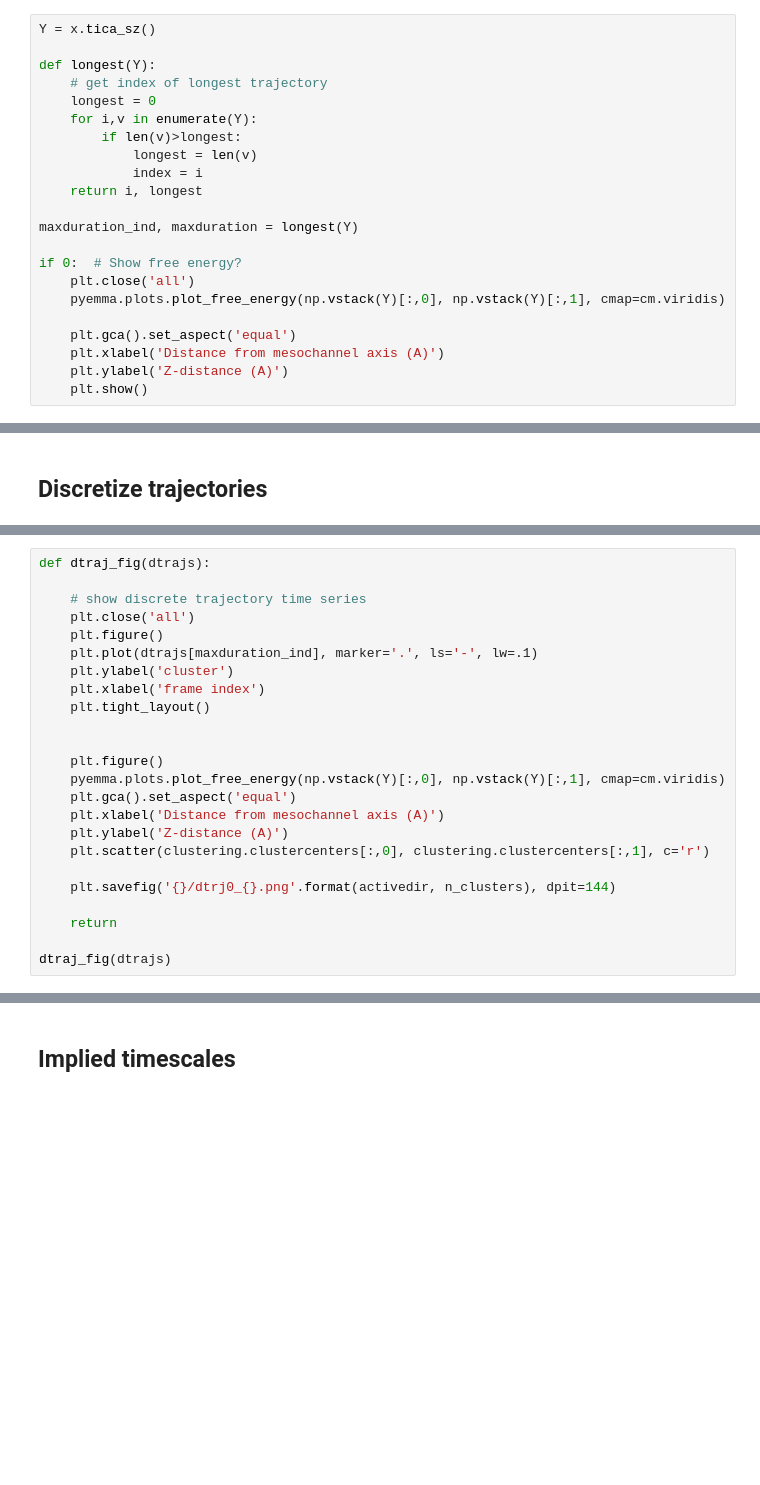
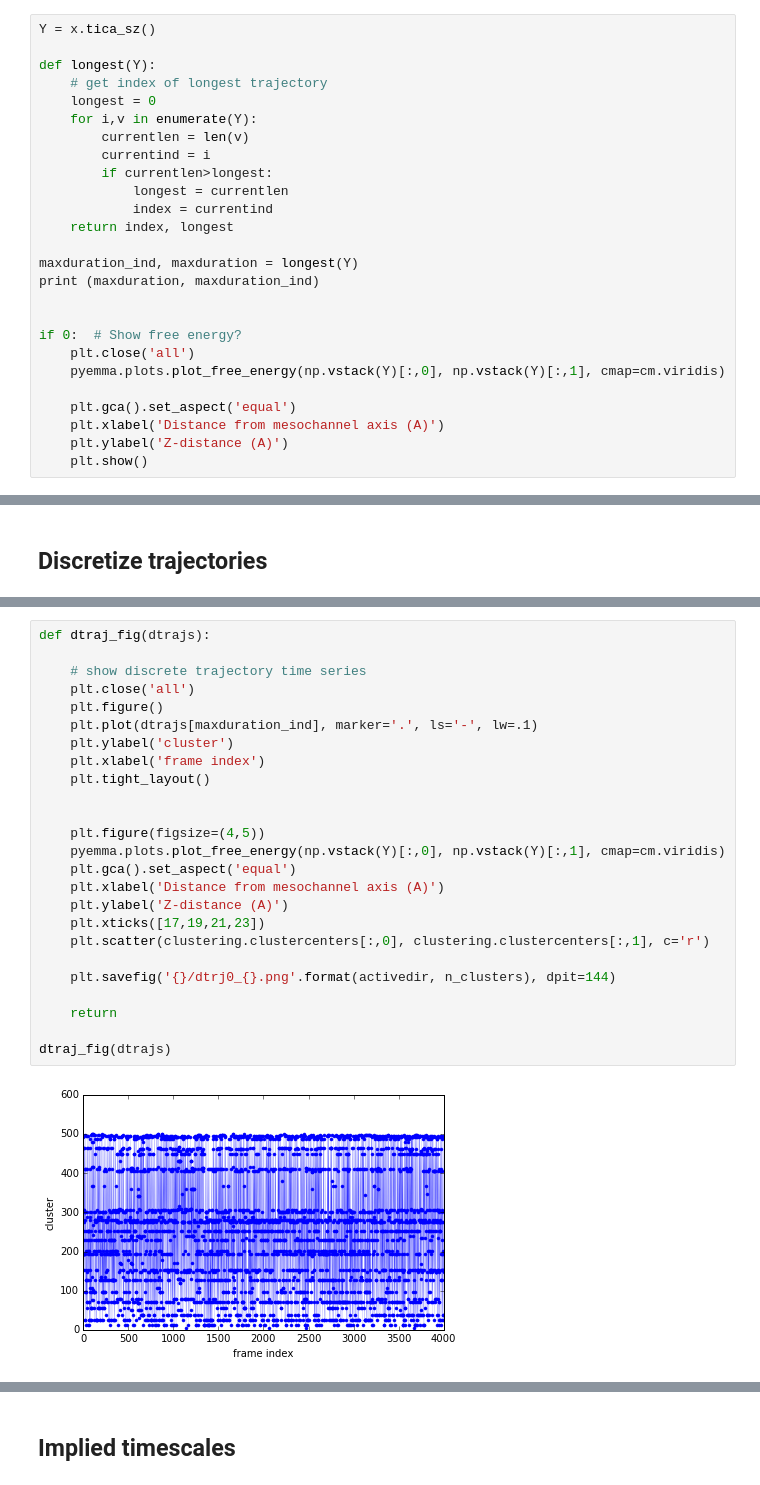
Before and after one commit to vargaslo/msm-diffusion, a Jupyter notebook: msm_diffusion.ipynb, the cells around one changed output, grey strips where cells are left out. Drawn from its saved outputs; the diff is of its cells as text; blank space fills up the shorter version.

```diff
--- a/msm_diffusion.ipynb
+++ b/msm_diffusion.ipynb
@@ -355,12 +355,16 @@ def longest(Y):
     # get index of longest trajectory
     longest = 0
     for i,v in enumerate(Y):
-        if len(v)>longest:
-            longest = len(v)
-            index = i
-    return i, longest
+        currentlen = len(v)
+        currentind = i
+        if currentlen>longest:
+            longest = currentlen
+            index = currentind
+    return index, longest
 
 maxduration_ind, maxduration = longest(Y)
+print (maxduration, maxduration_ind)
+
 
 if 0:  # Show free energy?
     plt.close('all')
@@ -387,24 +393,27 @@ dtrajs = clustering.dtrajs
 # %%
 def dtraj_fig(dtrajs):
 
     # show discrete trajectory time series
     plt.close('all')
     plt.figure()
     plt.plot(dtrajs[maxduration_ind], marker='.', ls='-', lw=.1)
     plt.ylabel('cluster')
     plt.xlabel('frame index')
     plt.tight_layout()
 
 
-    plt.figure()
+    plt.figure(figsize=(4,5))
     pyemma.plots.plot_free_energy(np.vstack(Y)[:,0], np.vstack(Y)[:,1], cmap=cm.viridis)
     plt.gca().set_aspect('equal')
     plt.xlabel('Distance from mesochannel axis (A)')
     plt.ylabel('Z-distance (A)')
+    plt.xticks([17,19,21,23])
     plt.scatter(clustering.clustercenters[:,0], clustering.clustercenters[:,1], c='r')
 
     plt.savefig('{}/dtrj0_{}.png'.format(activedir, n_clusters), dpit=144)
 
     return
 
 dtraj_fig(dtrajs)
+# %% [output]
+[figure, added]
```
Also changed, not shown: parts of 15 cells of this notebook.
